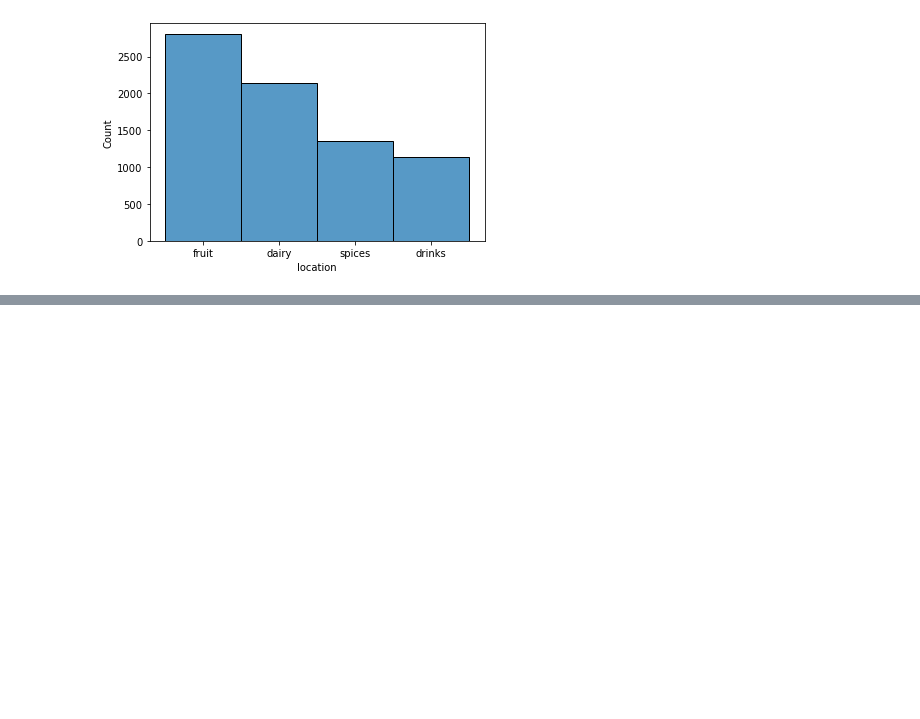
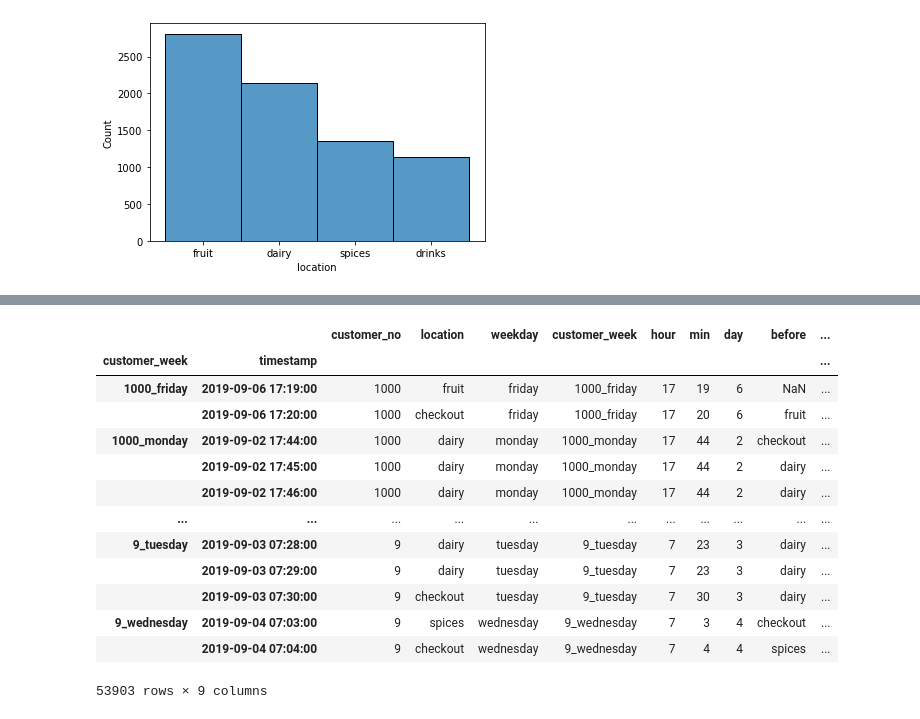
Before and after one commit to abhisrn1986/SupermarketSimulation, a Jupyter notebook: MarkovSimulation/data_exploration.ipynb, the cells around one changed output, grey strips where cells are left out. Drawn from its saved outputs; the diff is of its cells as text; code cells hidden in the pictures; blank space fills up the shorter version.

```diff
--- a/MarkovSimulation/data_exploration.ipynb
+++ b/MarkovSimulation/data_exploration.ipynb
@@ -462,0 +565,17 @@ sns.histplot(first_sec['location']);
+# %%
+min_data
+# %% [output]
+|  |  | customer_no | location | weekday | customer_week | hour | min | day | before | ... |
+| customer_week | timestamp |  |  |  |  |  |  |  |  | ... |
+| 1000_friday | 2019-09-06 17:19:00 | 1000 | fruit | friday | 1000_friday | 17 | 19 | 6 | NaN | ... |
+|  | 2019-09-06 17:20:00 | 1000 | checkout | friday | 1000_friday | 17 | 20 | 6 | fruit | ... |
+| 1000_monday | 2019-09-02 17:44:00 | 1000 | dairy | monday | 1000_monday | 17 | 44 | 2 | checkout | ... |
+|  | 2019-09-02 17:45:00 | 1000 | dairy | monday | 1000_monday | 17 | 44 | 2 | dairy | ... |
+|  | 2019-09-02 17:46:00 | 1000 | dairy | monday | 1000_monday | 17 | 44 | 2 | dairy | ... |
+| ... | ... | ... | ... | ... | ... | ... | ... | ... | ... | ... |
+| 9_tuesday | 2019-09-03 07:28:00 | 9 | dairy | tuesday | 9_tuesday | 7 | 23 | 3 | dairy | ... |
+|  | 2019-09-03 07:29:00 | 9 | dairy | tuesday | 9_tuesday | 7 | 23 | 3 | dairy | ... |
+|  | 2019-09-03 07:30:00 | 9 | checkout | tuesday | 9_tuesday | 7 | 30 | 3 | dairy | ... |
+| 9_wednesday | 2019-09-04 07:03:00 | 9 | spices | wednesday | 9_wednesday | 7 | 3 | 4 | checkout | ... |
+|  | 2019-09-04 07:04:00 | 9 | checkout | wednesday | 9_wednesday | 7 | 4 | 4 | spices | ... |
+53903 rows × 9 columns
```
Also changed, not shown: parts of 24 cells of this notebook.
